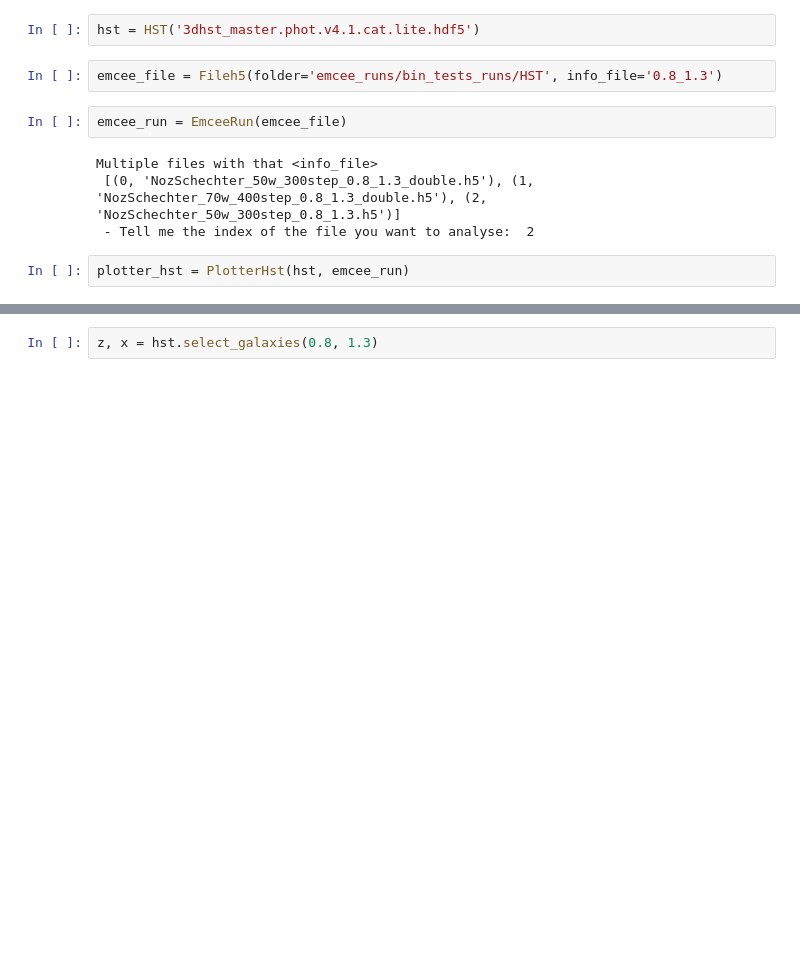
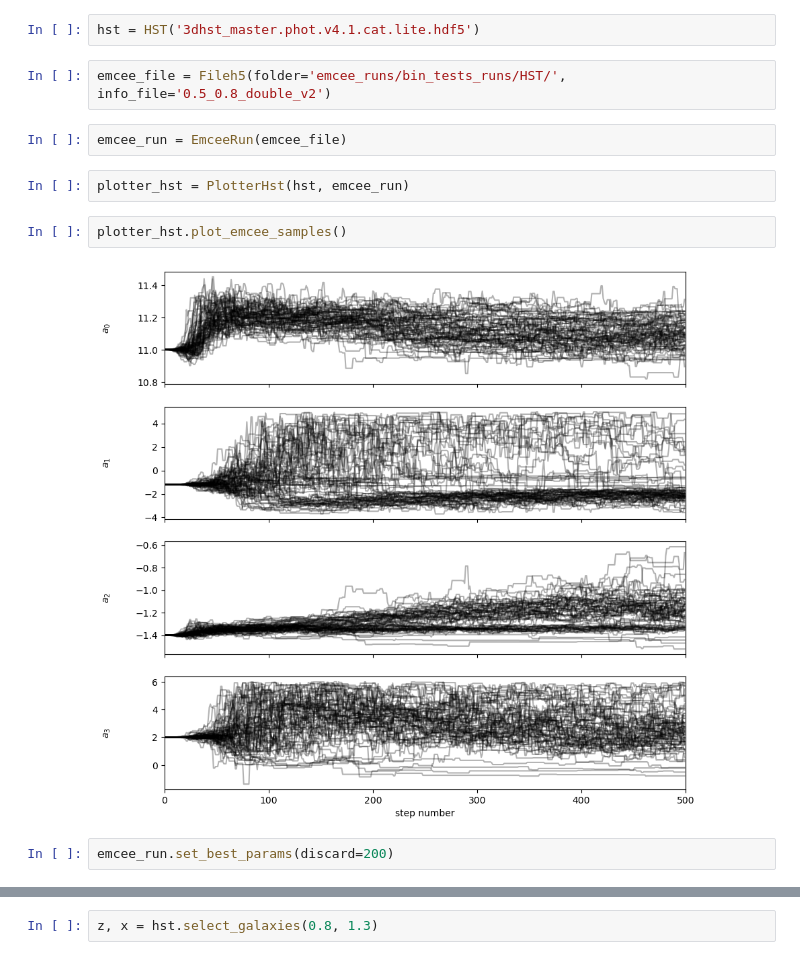
Before and after one commit to fedehope/zSMF, a Jupyter notebook: nb/hst_cat.ipynb, the cells around one changed output, grey strips where cells are left out. Drawn from its saved outputs; the diff is of its cells as text; blank space fills up the shorter version.

Commit message:
checking new emcee runs

```diff
--- a/nb/hst_cat.ipynb
+++ b/nb/hst_cat.ipynb
@@ -40,12 +40,14 @@ def zmax_lim(mstar):
 # %%
 hst = HST('3dhst_master.phot.v4.1.cat.lite.hdf5')
 # %%
-emcee_file = Fileh5(folder='emcee_runs/bin_tests_runs/HST', info_file='0.8_1.3')
+emcee_file = Fileh5(folder='emcee_runs/bin_tests_runs/HST/', info_file='0.5_0.8_double_v2')
 # %%
 emcee_run = EmceeRun(emcee_file)
-# %% [output]
-Multiple files with that <info_file>
- [(0, 'NozSchechter_50w_300step_0.8_1.3_double.h5'), (1, 'NozSchechter_70w_400step_0.8_1.3_double.h5'), (2, 'NozSchechter_50w_300step_0.8_1.3.h5')]
- - Tell me the index of the file you want to analyse:  2
 # %%
 plotter_hst = PlotterHst(hst, emcee_run)
+# %%
+plotter_hst.plot_emcee_samples()
+# %% [output]
+[figure, added]
+# %%
+emcee_run.set_best_params(discard=200)
```
Also changed, not shown: parts of 23 cells of this notebook, 1 other file.
